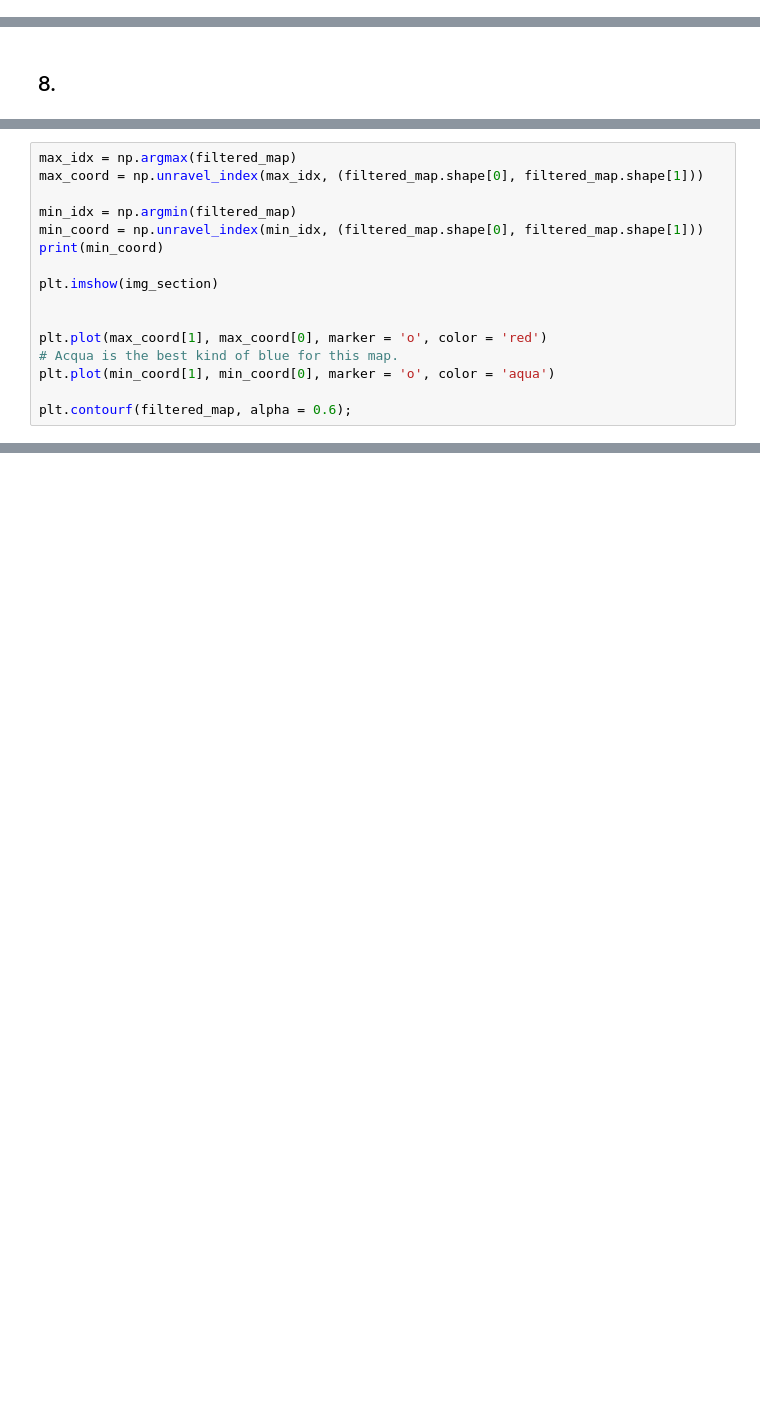
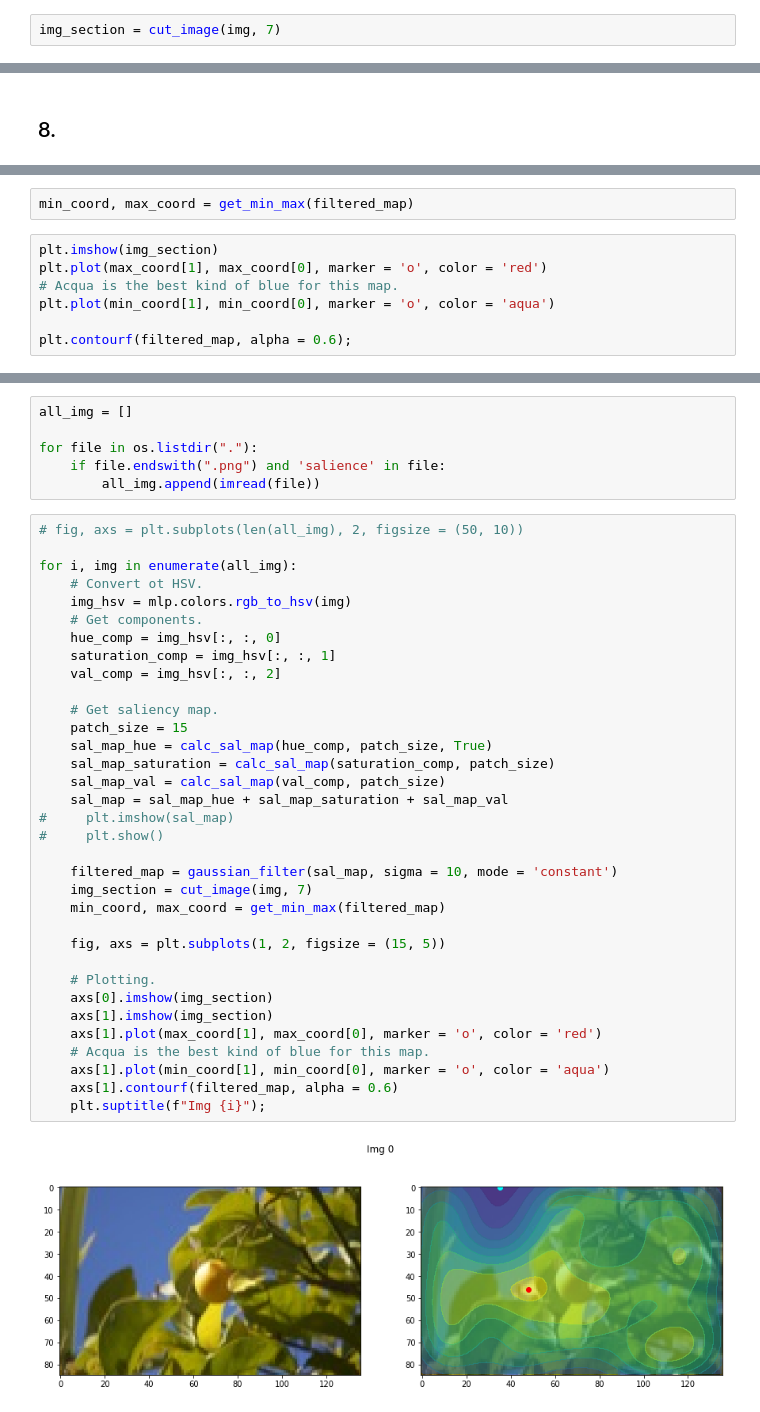
Before and after one commit to DorotheaMueller/mhbf, a Jupyter notebook: ex_4_budding_mueller.ipynb, the cells around one changed output, grey strips where cells are left out. Cells and saved outputs as stored; diff of their text form; blank space fills up the shorter version.

```diff
--- a/ex_4_budding_mueller.ipynb
+++ b/ex_4_budding_mueller.ipynb
@@ -200,0 +195,2 @@ plt.contourf(filtered_map, alpha = 0.6);
+# %%
+img_section = cut_image(img, 7)
@@ -203,14 +213,7 @@ plt.contourf(filtered_map, alpha = 0.6);
+# %%
+min_coord, max_coord = get_min_max(filtered_map)
 # %%
-max_idx = np.argmax(filtered_map)
-max_coord = np.unravel_index(max_idx, (filtered_map.shape[0], filtered_map.shape[1]))
-
-min_idx = np.argmin(filtered_map)
-min_coord = np.unravel_index(min_idx, (filtered_map.shape[0], filtered_map.shape[1]))
-print(min_coord)
-
 plt.imshow(img_section)
-
-
 plt.plot(max_coord[1], max_coord[0], marker = 'o', color = 'red')
 # Acqua is the best kind of blue for this map.
 plt.plot(min_coord[1], min_coord[0], marker = 'o', color = 'aqua')
@@ -223,0 +230,42 @@ plt.contourf(filtered_map, alpha = 0.6);
+# %%
+all_img = []
+
+for file in os.listdir("."):
+    if file.endswith(".png") and 'salience' in file:
+        all_img.append(imread(file))
+# %%
+# fig, axs = plt.subplots(len(all_img), 2, figsize = (50, 10))
+
+for i, img in enumerate(all_img):
+    # Convert ot HSV.
+    img_hsv = mlp.colors.rgb_to_hsv(img)
+    # Get components.
+    hue_comp = img_hsv[:, :, 0]
+    saturation_comp = img_hsv[:, :, 1]
+    val_comp = img_hsv[:, :, 2]
+
+    # Get saliency map.
+    patch_size = 15
+    sal_map_hue = calc_sal_map(hue_comp, patch_size, True)
+    sal_map_saturation = calc_sal_map(saturation_comp, patch_size)
+    sal_map_val = calc_sal_map(val_comp, patch_size)
+    sal_map = sal_map_hue + sal_map_saturation + sal_map_val
+#     plt.imshow(sal_map)
+#     plt.show()
+
+    filtered_map = gaussian_filter(sal_map, sigma = 10, mode = 'constant')
+    img_section = cut_image(img, 7)
+    min_coord, max_coord = get_min_max(filtered_map)
+
+    fig, axs = plt.subplots(1, 2, figsize = (15, 5))
+
+    # Plotting.
+    axs[0].imshow(img_section)
+    axs[1].imshow(img_section)
+    axs[1].plot(max_coord[1], max_coord[0], marker = 'o', color = 'red')
+    # Acqua is the best kind of blue for this map.
+    axs[1].plot(min_coord[1], min_coord[0], marker = 'o', color = 'aqua')
+    axs[1].contourf(filtered_map, alpha = 0.6)
+    plt.suptitle(f"Img {i}");
+# %% [output]
+[figure, added]
```
Also changed, not shown: parts of 12 cells of this notebook.
